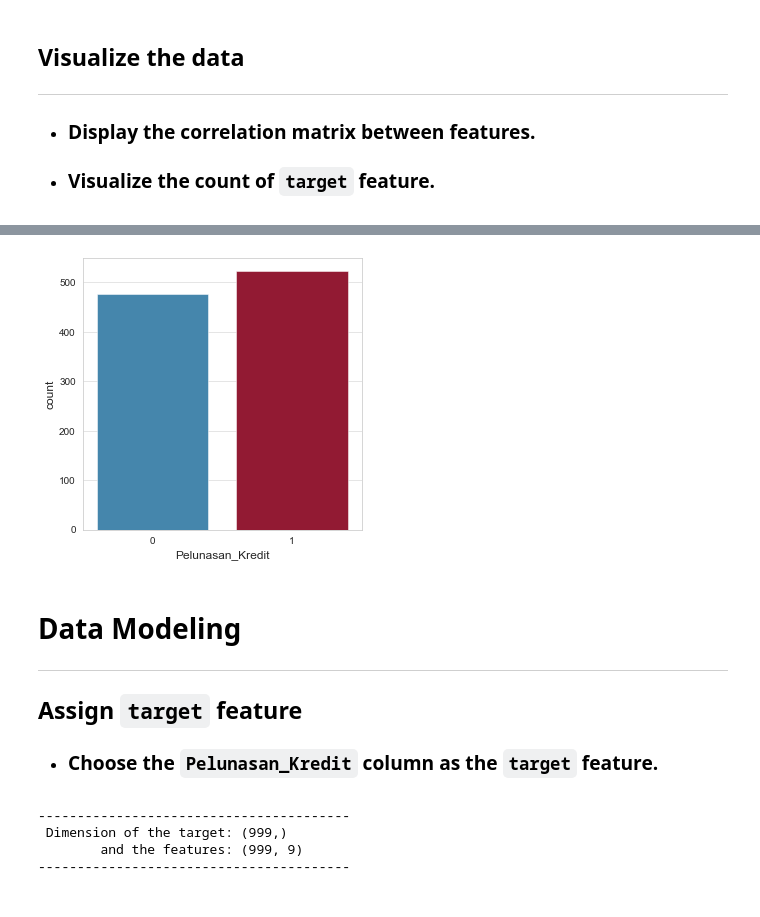
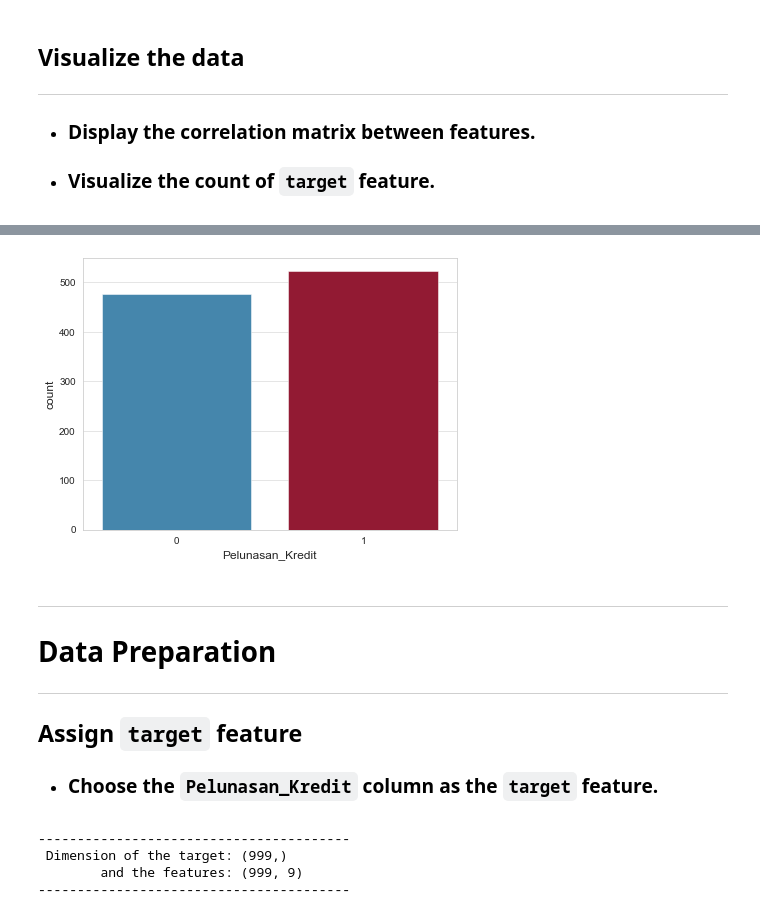
Before and after one commit to nw-kusuma/Big-Data-Class, a Jupyter notebook: BD00-UAS/UAS-SVM.ipynb, the cells around one changed output, grey strips where cells are left out. Drawn from its saved outputs; the diff is of its cells as text; code cells hidden in the pictures.

```diff
--- a/BD00-UAS/UAS-SVM.ipynb
+++ b/BD00-UAS/UAS-SVM.ipynb
@@ -121,10 +121,11 @@ Correlations matrix between features:
 # %%
-f, ax = plt.subplots(figsize=(5, 5))
+f, ax = plt.subplots(figsize=(6.7, 5))
 sns.countplot(dataset['Pelunasan_Kredit'], label = "Count");
 # %% [output]
-[figure, old version]
+[figure, new version]
 # %% [markdown]
-# **Data Modeling**
+***
+# **Data Preparation**
 ***
 ## Assign `target` feature
 - ### Choose the `Pelunasan_Kredit` column as the `target` feature.
```
Also changed, not shown: parts of 24 cells of this notebook, 2 other files.
